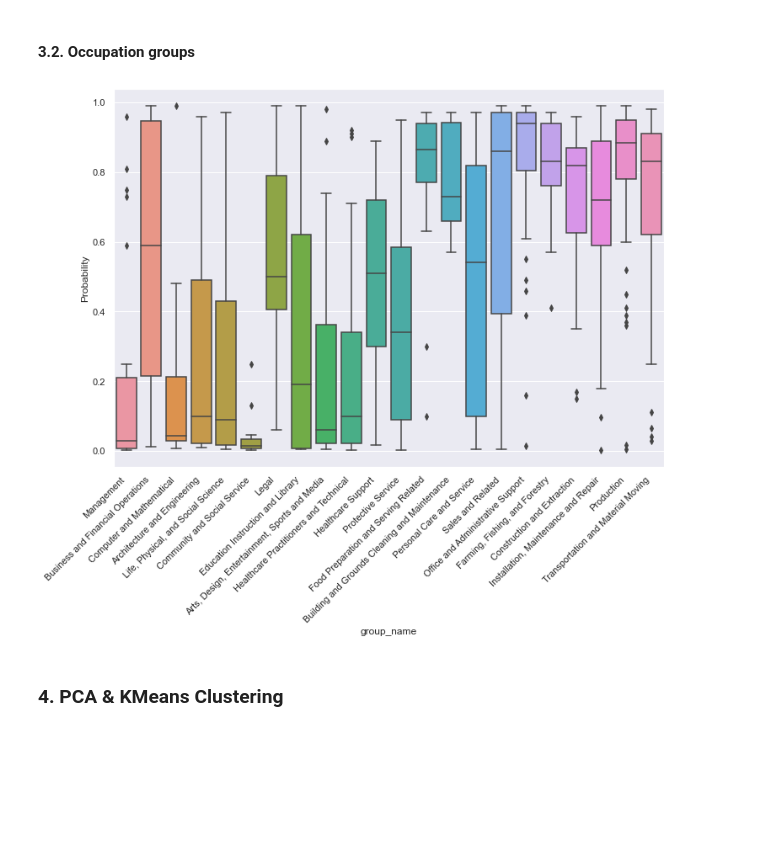
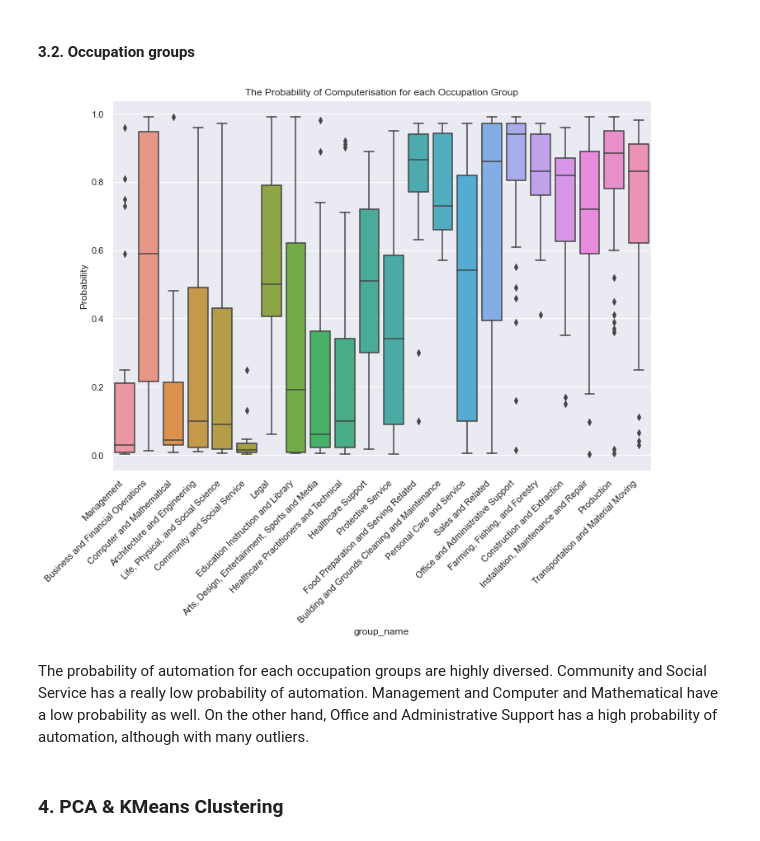
Before and after one commit to minhui-ma/Occupation-Salary-and-Likelihood-of-Automation, a Jupyter notebook: Occupation_Salary_Automation.ipynb, the cells around one changed output. Saved outputs shown, nothing was run; the diff lists cells and outputs as text; code cells hidden in the pictures; blank space fills up the shorter version.

```diff
--- a/Occupation_Salary_Automation.ipynb
+++ b/Occupation_Salary_Automation.ipynb
@@ -418,13 +421,16 @@ From the above bar graph, we see that for each state, the correlation between pr
 #### 3.2. Occupation groups
 # %%
 ax = sns.boxplot(data = df, x = "group_name", y = "Probability")
+ax.set_title("The Probability of Computerisation for each Occupation Group")
 ax.set_xticklabels(
     ax.get_xticklabels(),
     rotation=45,
     horizontalalignment='right'
 );
 # %% [output]
-[figure, old version]
+[figure, new version]
+# %% [markdown]
+The probability of automation for each occupation groups are highly diversed. Community and Social Service has a really low probability of automation. Management and Computer and Mathematical have a low probability as well. On the other hand, Office and Administrative Support has a high probability of automation, although with many outliers.
 # %% [markdown]
 ### 4. PCA & KMeans Clustering
 # %%
```
Also changed, not shown: parts of 9 cells of this notebook.
